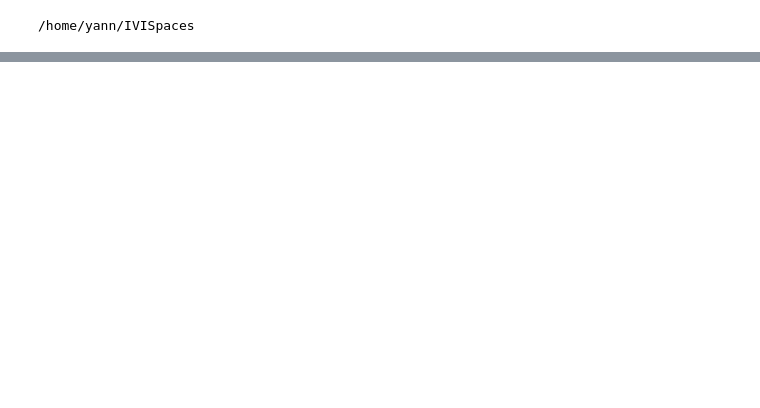
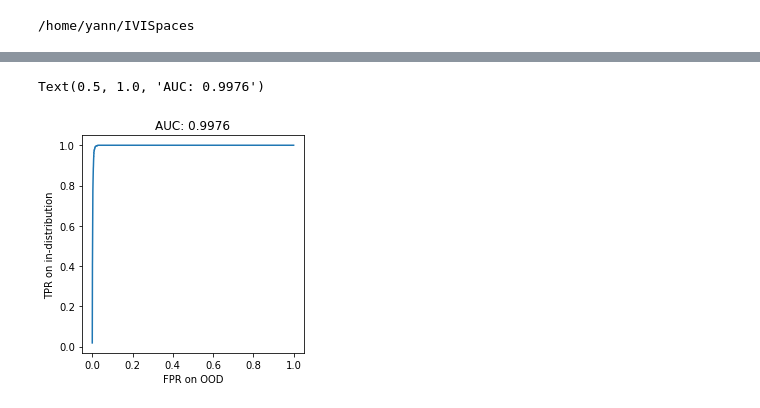
Before and after one commit to yannpequignot/IVISpaces, a Jupyter notebook: Notebooks/FuNN-HyVI.ipynb, the cells around one changed output, grey strips where cells are left out. Saved outputs shown, nothing was run; the diff lists cells and outputs as text; code cells hidden in the pictures; blank space fills up the shorter version.

```diff
--- a/Notebooks/FuNN-HyVI.ipynb
+++ b/Notebooks/FuNN-HyVI.ipynb
@@ -128,0 +135,23 @@ time
+# %%
+from sklearn.metrics import roc_curve, roc_auc_score
+
+fpr=torch.arange(n_ood).true_divide(n_ood)
+
+H_in=torch.cat([V[0],V[1]]).cpu()
+H_ood, _=V[2].cpu().sort()
+
+tpr=(H_in.unsqueeze(-1) < H_ood).sum(0).true_divide(len(H_in))
+y_true=torch.cat([torch.ones_like(H_in),torch.zeros_like(H_ood)])
+y_score=-torch.cat([H_in,H_ood])
+AUC=roc_auc_score(y_true.cpu(), y_score.cpu())
+
+fig, ax=plt.subplots()
+
+ax.plot(fpr, tpr, alpha=1)
+ax.set_aspect('equal')
+ax.set_xlabel('FPR on OOD')
+ax.set_ylabel('TPR on in-distribution')
+ax.set_title('AUC: {:.4f}'.format(AUC))
+# %% [output]
+Text(0.5, 1.0, 'AUC: 0.9976')
+[figure, added]
```
Also changed, not shown: parts of 18 cells of this notebook, 2 other files.
